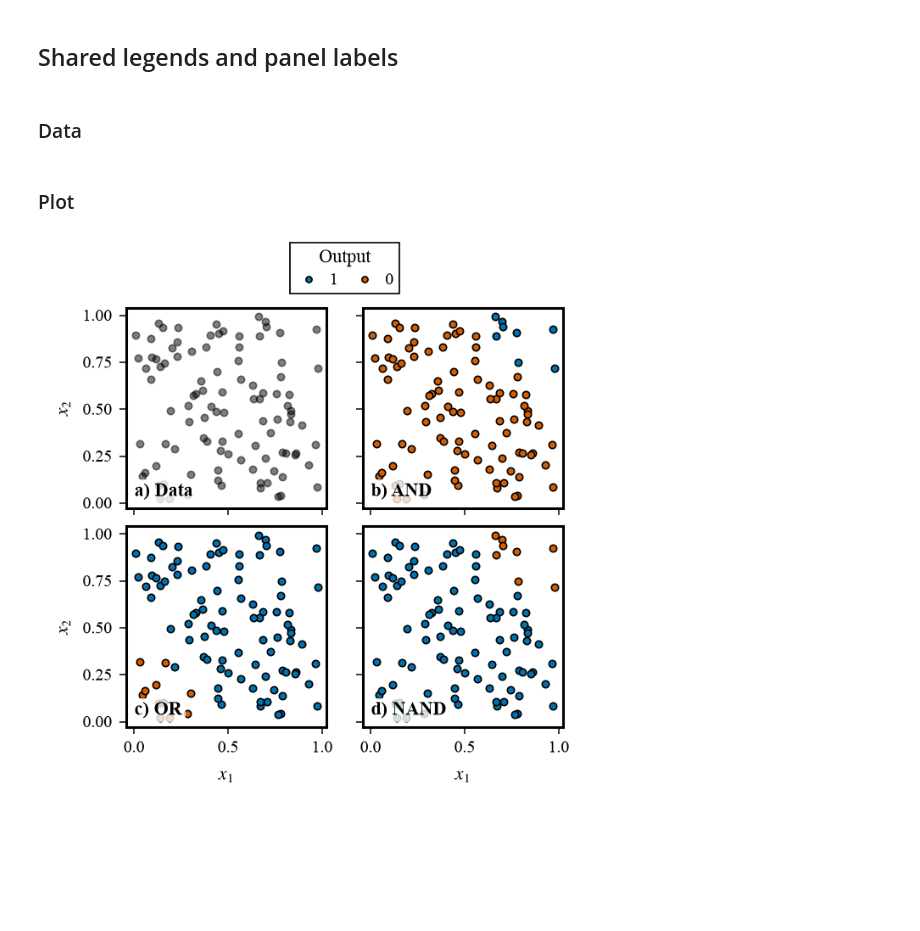
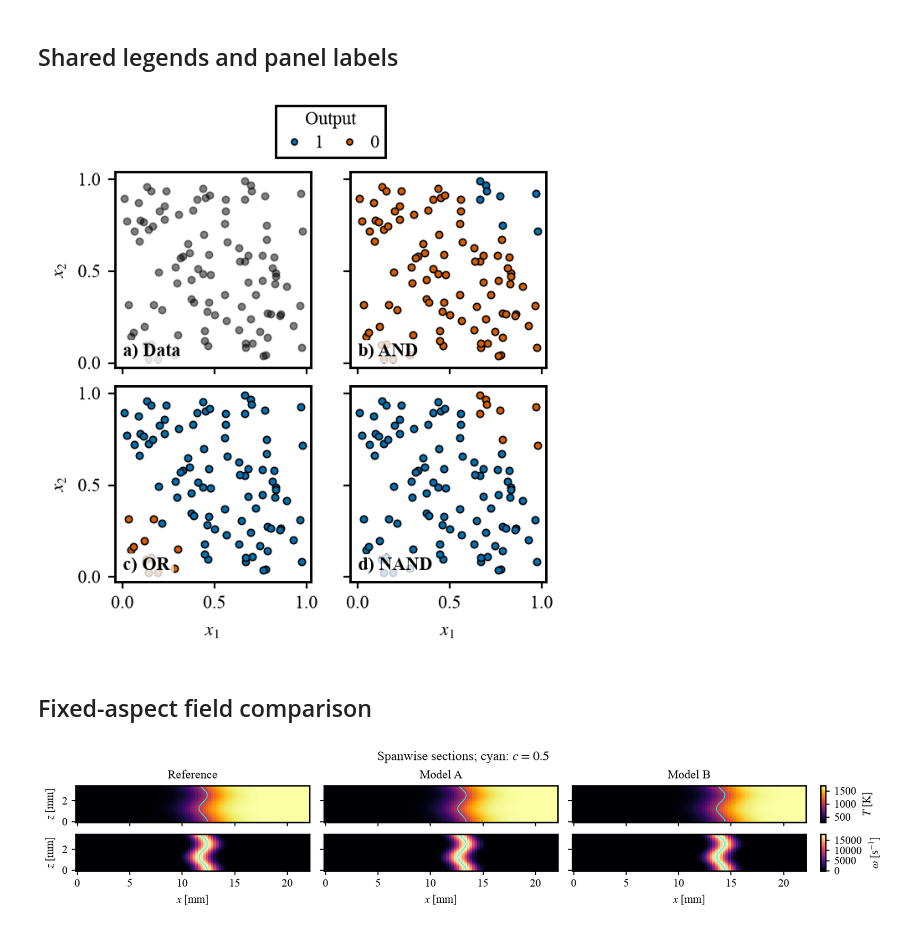
Before and after one commit to PentagonToy/Hedgehogs, a Jupyter notebook: tutorials/plots.ipynb, the cells around one changed output. Saved outputs shown, nothing was run; the diff lists cells and outputs as text; code cells hidden in the pictures; blank space fills up the shorter version.

```diff
--- a/tutorials/plots.ipynb
+++ b/tutorials/plots.ipynb
@@ -9,9 +12,10 @@ import hedgehogs as hdg
 # %% [markdown]
 ## Figure configuration
 # %%
+# Set the figure size, palette and output directory
 FIG_X, FIG_Y = hdg.figsize(name="science", column="single")
 PALETTE = hdg.get_palette(palette="okabe-ito")
-hdg.set_style()
+hdg.set_style(figure_size=(FIG_X, FIG_Y), palette="okabe-ito")
 
 FIGURE_DIR = Path.cwd() / "output" / "figures"
 FIGURE_DIR.mkdir(parents=True, exist_ok=True)
@@ -142,50 +146,36 @@ hdg.plots.show()
 # %% [markdown]
 ## Shared legends and panel labels
-# %% [markdown]
-### Data
 # %%
-def logic_gate(x1, x2, w1, w2, b):
-    z = w1 * x1 + w2 * x2 + b
-    return 1 if z > 0 else 0
-
+# Generate binary outputs from linear decision boundaries
 rng = np.random.default_rng(seed=42)
-X1 = rng.uniform(low=0, high=1, size=100)
-X2 = rng.uniform(low=0, high=1, size=100)
-
-gate_params = {
-    "AND":  {"w1": 1,  "w2": 1,  "b": -1.5},
-    "OR":   {"w1": 1,  "w2": 1,  "b": -0.5},
-    "NAND": {"w1": -1, "w2": -1, "b": 1.5}
-}
-
-gates_data = {}
-for name, params in gate_params.items():
-    gates_data[name] = np.array([logic_gate(x1, x2, **params) for x1, x2 in zip(X1, X2)])
+X1 = rng.uniform(0, 1, size=100)
+X2 = rng.uniform(0, 1, size=100)
+sum_X = X1 + X2
+gates_data = {"AND": sum_X > 1.5, "OR": sum_X > 0.5, "NAND": sum_X < 1.5}
-# %% [markdown]
-### Plot
 # %%
+# Share the output legend across the logic gate panels
 fig, axes = plt.subplots(
     2, 2, figsize=(FIG_X * 2, FIG_Y * 2),
     sharex=True, sharey=True,
 )
 
 axes[0, 0].scatter(X1, X2, color=PALETTE["black"], alpha=0.5)
 
-gate_names = ["AND", "OR", "NAND"]
-for ax, name in zip(axes.ravel()[1:], gate_names):
-    y_pred = gates_data[name]
+for ax, y_pred in zip(axes.ravel()[1:], gates_data.values(), strict=True):
     ax.scatter(X1[y_pred == 1], X2[y_pred == 1], color=PALETTE["blue"], label="1")
     ax.scatter(X1[y_pred == 0], X2[y_pred == 0], color=PALETTE["red"], label="0")
 
 axes[0, 0].set_ylabel(r"$x_2$")
 axes[1, 0].set_xlabel(r"$x_1$")
 axes[1, 0].set_ylabel(r"$x_2$")
 axes[1, 1].set_xlabel(r"$x_1$")
 
 hdg.plots.legend(title="Output", shared=True, loc="upper center", domain="outside", ncol=2)
-hdg.plots.label(["Data"] + gate_names, axes=axes, loc="lower left", halo=False, box=True)
-hdg.plots.square(True)
-hdg.plots.save(FIGURE_DIR / "logic_gates.png", dpi=300, bbox_inches="tight", transparent=True)
-hdg.plots.show()
+hdg.plots.label(["Data", *gates_data], axes=axes, loc="lower left", halo=False, box=True)
+hdg.plots.square()
+hdg.plots.save(FIGURE_DIR / "logic_gates.png", fig=fig, dpi=300, bbox_inches="tight", transparent=True)
+hdg.plots.show(fig=fig)
 # %% [output]
-[figure, old version]
+[figure, new version]
+# %% [markdown]
+## Fixed-aspect field comparison
@@ -191,0 +192,32 @@ hdg.plots.show()
+# %%
+# Compare each field on one shared scale per row
+fig, axes = plt.subplots(
+    2, 3, figsize=(FIG_X * 5, FIG_Y * 1.5),
+    sharex=True, sharey=True, layout="constrained",
+)
+cases = ("Reference", "Model A", "Model B")
+fields = (
+    (temperature, "inferno", r"$T$ [K]"),
+    (reaction_rate, "magma", r"$\omega$ [s$^{-1}$]"),
+)
+
+for row_index, (sections, cmap, label) in enumerate(fields):
+    row = axes[row_index]
+    vmin = min(section.min() for section in sections)
+    vmax = max(section.max() for section in sections)
+    for ax, name, section, c in zip(row, cases, sections, progress, strict=True):
+        image = ax.pcolormesh(x_mm, z_mm, section, cmap=cmap, vmin=vmin, vmax=vmax)
+        ax.contour(x_mm, z_mm, c, levels=[0.5], colors="cyan", linewidths=0.8)
+        ax.set_aspect("equal")
+        if row_index == 0:
+            ax.set_title(name)
+        else:
+            ax.set_xlabel(r"$x$ [mm]")
+    row[0].set_ylabel(r"$z$ [mm]")
+    fig.colorbar(image, ax=row, label=label)
+
+fig.suptitle(r"Spanwise sections; cyan: $c=0.5$")
+hdg.plots.save(FIGURE_DIR / "field_comparison.png", fig=fig)
+hdg.plots.show(fig=fig)
+# %% [output]
+[figure, added]
```
Also changed, not shown: parts of 16 cells of this notebook, 38 other files.
